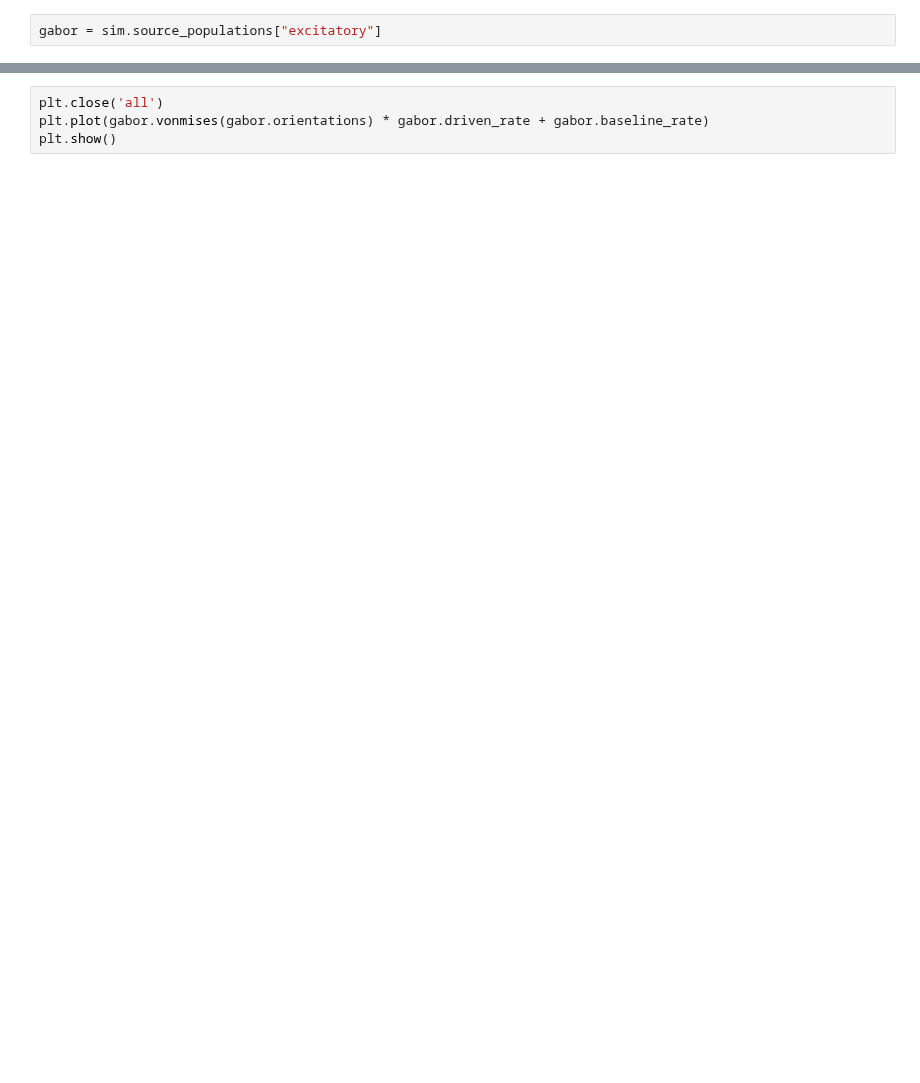
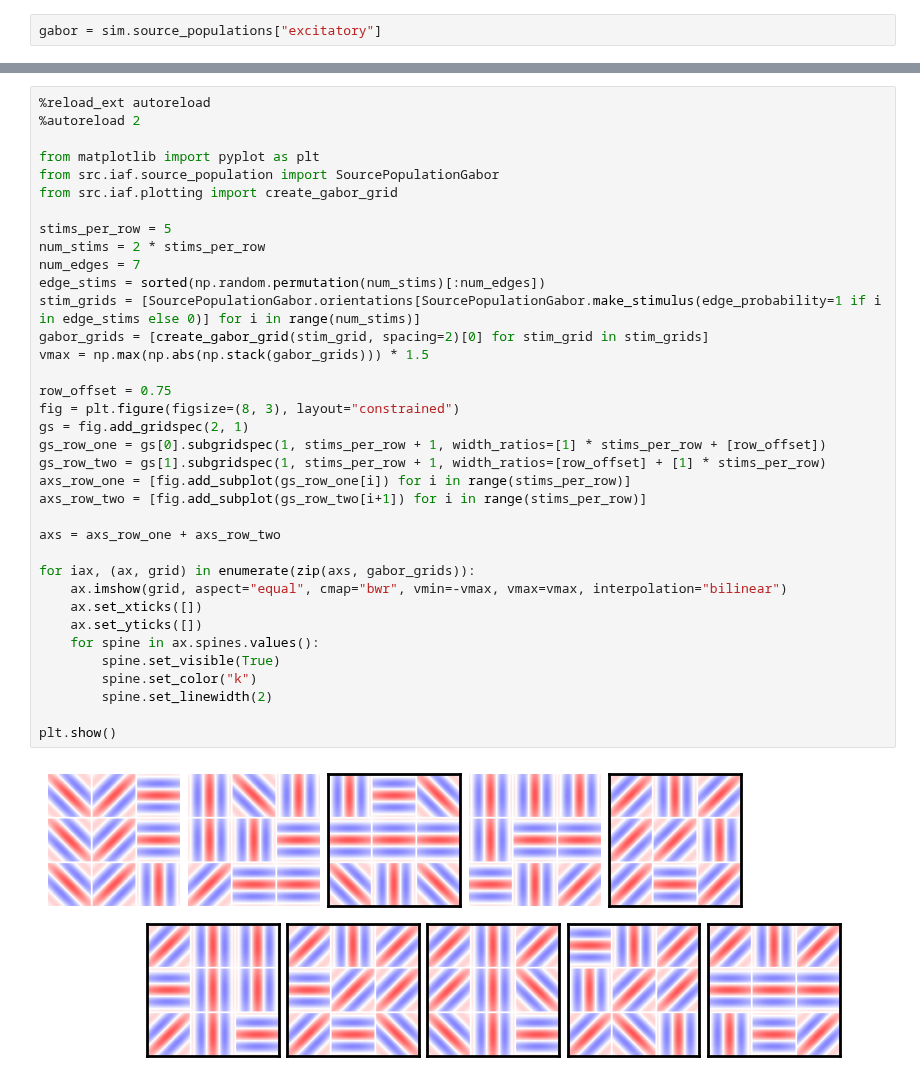
Before and after one commit to landoskape/plasticity-modeling, a Jupyter notebook: notebooks/iaf_hofer_run.ipynb, the cells around one changed output, grey strips where cells are left out. Cells and saved outputs as stored; diff of their text form; blank space fills up the shorter version.

```diff
--- a/notebooks/iaf_hofer_run.ipynb
+++ b/notebooks/iaf_hofer_run.ipynb
@@ -226,4 +222,38 @@ No such comm: 2fec2d427092427897d17db9227169d0
-# %%
-plt.close('all')
-plt.plot(gabor.vonmises(gabor.orientations) * gabor.driven_rate + gabor.baseline_rate)
-plt.show()
+# %%
+%reload_ext autoreload
+%autoreload 2
+
+from matplotlib import pyplot as plt
+from src.iaf.source_population import SourcePopulationGabor
+from src.iaf.plotting import create_gabor_grid
+
+stims_per_row = 5
+num_stims = 2 * stims_per_row
+num_edges = 7
+edge_stims = sorted(np.random.permutation(num_stims)[:num_edges])
+stim_grids = [SourcePopulationGabor.orientations[SourcePopulationGabor.make_stimulus(edge_probability=1 if i in edge_stims else 0)] for i in range(num_stims)]
+gabor_grids = [create_gabor_grid(stim_grid, spacing=2)[0] for stim_grid in stim_grids]
+vmax = np.max(np.abs(np.stack(gabor_grids))) * 1.5
+
+row_offset = 0.75
+fig = plt.figure(figsize=(8, 3), layout="constrained")
+gs = fig.add_gridspec(2, 1)
+gs_row_one = gs[0].subgridspec(1, stims_per_row + 1, width_ratios=[1] * stims_per_row + [row_offset])
+gs_row_two = gs[1].subgridspec(1, stims_per_row + 1, width_ratios=[row_offset] + [1] * stims_per_row)
+axs_row_one = [fig.add_subplot(gs_row_one[i]) for i in range(stims_per_row)]
+axs_row_two = [fig.add_subplot(gs_row_two[i+1]) for i in range(stims_per_row)]
+
+axs = axs_row_one + axs_row_two
+
+for iax, (ax, grid) in enumerate(zip(axs, gabor_grids)):
+    ax.imshow(grid, aspect="equal", cmap="bwr", vmin=-vmax, vmax=vmax, interpolation="bilinear")
+    ax.set_xticks([])
+    ax.set_yticks([])
+    for spine in ax.spines.values():
+        spine.set_visible(True)
+        spine.set_color("k")
+        spine.set_linewidth(2)
+
+plt.show()
+# %% [output]
+[figure, added]
```
Also changed, not shown: parts of 6 cells of this notebook, 11 other files.
